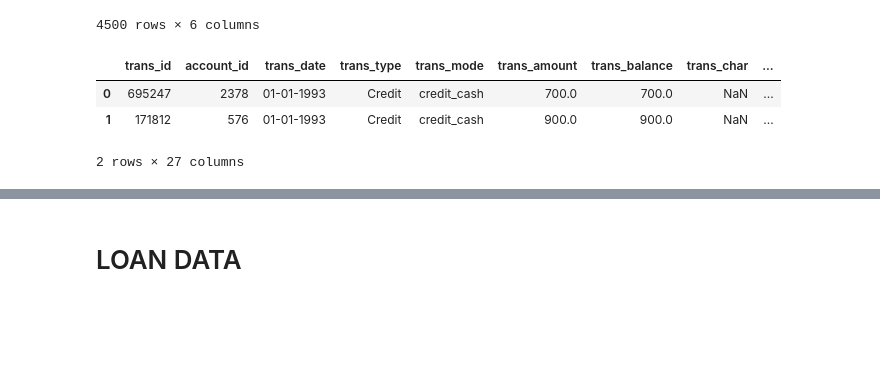
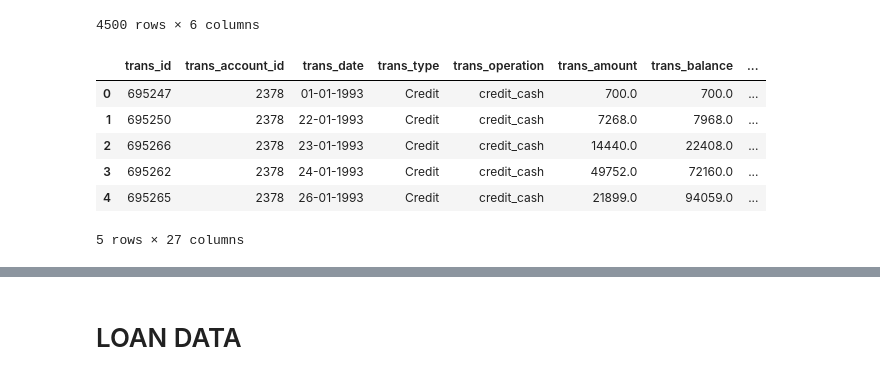
Before and after one commit to vinayrajagopalan7891/Descriptive-Analysis-Berka, a Jupyter notebook: Group_Project.ipynb, the cells around one changed output, grey strips where cells are left out. Saved outputs shown, nothing was run; the diff lists cells and outputs as text; code cells hidden in the pictures; blank space fills up the shorter version.

```diff
--- a/Group_Project.ipynb
+++ b/Group_Project.ipynb
@@ -8,3 +10,5 @@ import datetime as dt
+# %%
+pd. set_option('display.max_rows', 500)
 # %%
 # Import banking data
 # Note: This data was extracted on 1999
@@ -666,14 +649,17 @@ df
 | 4499 | 11382 | 2623161.9 | 0.0 | 1270743.4 | 36380.0 | ... |
 4500 rows × 6 columns
 # %%
-trans_df = pd.merge(trans,df,'left',on = 'account_id')
+trans_df = pd.merge(trans,df,'inner',on = 'account_id')
 # %%
-trans_df.head(2)
+trans_df.head()
 # %% [output]
-|  | trans_id | account_id | trans_date | trans_type | trans_mode | trans_amount | trans_balance | trans_char | ... |
-| 0 | 695247 | 2378 | 01-01-1993 | Credit | credit_cash | 700.0 | 700.0 | NaN | ... |
-| 1 | 171812 | 576 | 01-01-1993 | Credit | credit_cash | 900.0 | 900.0 | NaN | ... |
+|  | trans_id | trans_account_id | trans_date | trans_type | trans_operation | trans_amount | trans_balance | ... |
+| 0 | 695247 | 2378 | 01-01-1993 | Credit | credit_cash | 700.0 | 700.0 | ... |
+| 1 | 695250 | 2378 | 22-01-1993 | Credit | credit_cash | 7268.0 | 7968.0 | ... |
+| 2 | 695266 | 2378 | 23-01-1993 | Credit | credit_cash | 14440.0 | 22408.0 | ... |
+| 3 | 695262 | 2378 | 24-01-1993 | Credit | credit_cash | 49752.0 | 72160.0 | ... |
+| 4 | 695265 | 2378 | 26-01-1993 | Credit | credit_cash | 21899.0 | 94059.0 | ... |
-2 rows × 27 columns
+5 rows × 27 columns
 # %%
 trans = trans_df
 # %%
```
Also changed, not shown: parts of 64 cells of this notebook.
